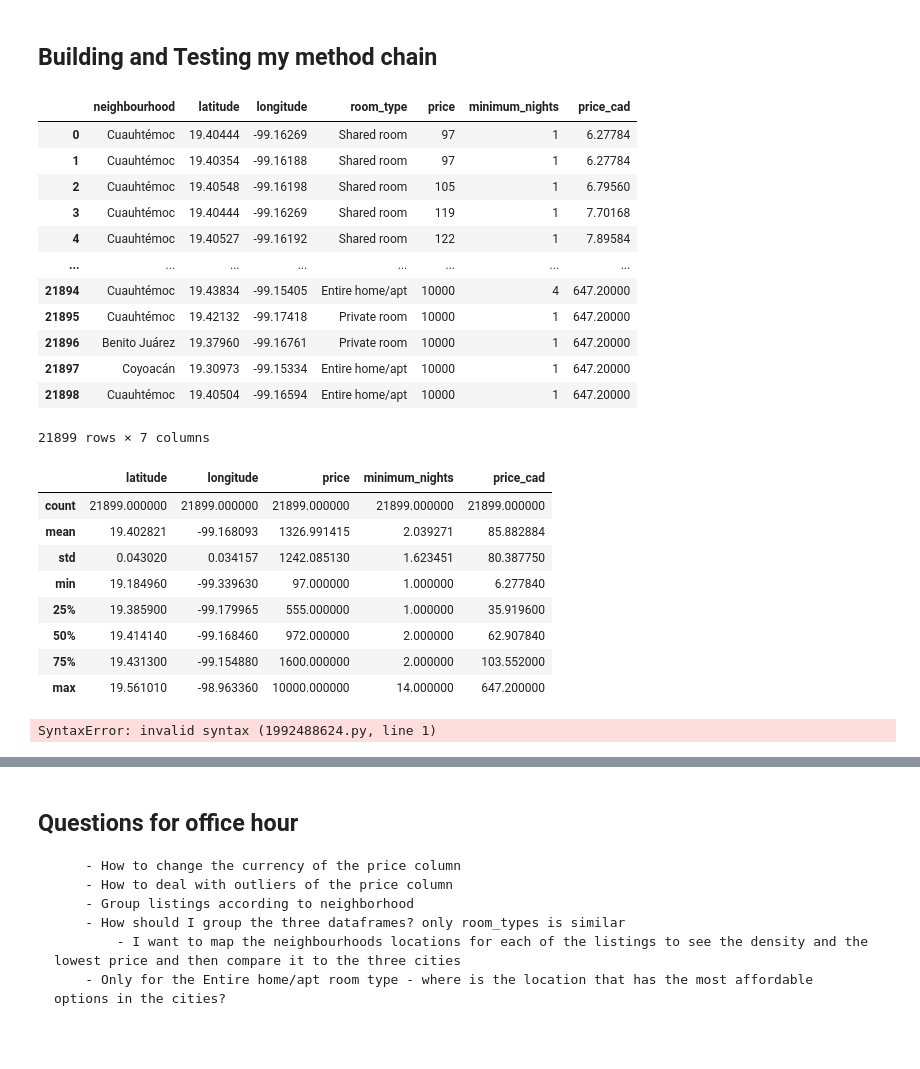
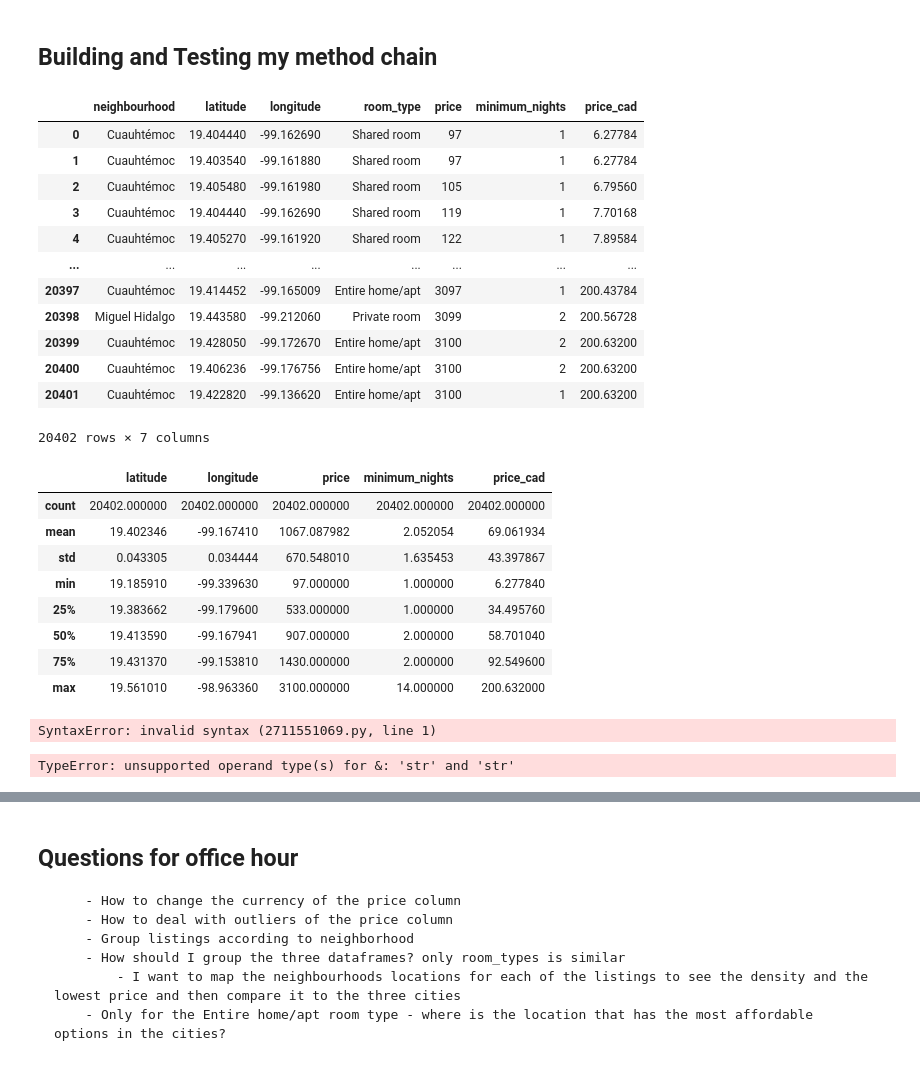
Before and after one commit to ubco-W2022T2-data301/project-group-group21, a Jupyter notebook: analysis/analysis2.ipynb, the cells around one changed output, grey strips where cells are left out. Cells and saved outputs as stored; diff of their text form; code cells hidden in the pictures.

Commit message:
Data Visualizations

```diff
--- a/analysis/analysis2.ipynb
+++ b/analysis/analysis2.ipynb
@@ -287,39 +287,39 @@ clean_data.describe()
 # %%
 # method chaining
 #Drop irrelevant columns, drop minimum nights if >14, Drop price >10,000 and add column with exchange rate, sort by price
 new_df = (
     df.drop(columns = ["id", "name", "host_id", "host_name", "neighbourhood_group","number_of_reviews","last_review", "reviews_per_month","calculated_host_listings_count","number_of_reviews_ltm","license","availability_365"])
-    .drop(df[df['price']>10000].index) .loc[lambda x: x['minimum_nights']<15].loc[lambda x: x['price']>0]
+    .drop(df[df['price']>3100].index) .loc[lambda x: x['minimum_nights']<15].loc[lambda x: x['price']>0]
     .assign(price_cad=lambda x: x['price']*0.06472)).sort_values("price", ascending=True).reset_index(drop=True)
 new_df
 # %% [output]
 |  | neighbourhood | latitude | longitude | room_type | price | minimum_nights | price_cad |
-| 0 | Cuauhtémoc | 19.40444 | -99.16269 | Shared room | 97 | 1 | 6.27784 |
-| 1 | Cuauhtémoc | 19.40354 | -99.16188 | Shared room | 97 | 1 | 6.27784 |
-| 2 | Cuauhtémoc | 19.40548 | -99.16198 | Shared room | 105 | 1 | 6.79560 |
-| 3 | Cuauhtémoc | 19.40444 | -99.16269 | Shared room | 119 | 1 | 7.70168 |
-| 4 | Cuauhtémoc | 19.40527 | -99.16192 | Shared room | 122 | 1 | 7.89584 |
+| 0 | Cuauhtémoc | 19.404440 | -99.162690 | Shared room | 97 | 1 | 6.27784 |
+| 1 | Cuauhtémoc | 19.403540 | -99.161880 | Shared room | 97 | 1 | 6.27784 |
+| 2 | Cuauhtémoc | 19.405480 | -99.161980 | Shared room | 105 | 1 | 6.79560 |
+| 3 | Cuauhtémoc | 19.404440 | -99.162690 | Shared room | 119 | 1 | 7.70168 |
+| 4 | Cuauhtémoc | 19.405270 | -99.161920 | Shared room | 122 | 1 | 7.89584 |
 | ... | ... | ... | ... | ... | ... | ... | ... |
-| 21894 | Cuauhtémoc | 19.43834 | -99.15405 | Entire home/apt | 10000 | 4 | 647.20000 |
-| 21895 | Cuauhtémoc | 19.42132 | -99.17418 | Private room | 10000 | 1 | 647.20000 |
-| 21896 | Benito Juárez | 19.37960 | -99.16761 | Private room | 10000 | 1 | 647.20000 |
-| 21897 | Coyoacán | 19.30973 | -99.15334 | Entire home/apt | 10000 | 1 | 647.20000 |
-| 21898 | Cuauhtémoc | 19.40504 | -99.16594 | Entire home/apt | 10000 | 1 | 647.20000 |
+| 20397 | Cuauhtémoc | 19.414452 | -99.165009 | Entire home/apt | 3097 | 1 | 200.43784 |
+| 20398 | Miguel Hidalgo | 19.443580 | -99.212060 | Private room | 3099 | 2 | 200.56728 |
+| 20399 | Cuauhtémoc | 19.428050 | -99.172670 | Entire home/apt | 3100 | 2 | 200.63200 |
+| 20400 | Cuauhtémoc | 19.406236 | -99.176756 | Entire home/apt | 3100 | 2 | 200.63200 |
+| 20401 | Cuauhtémoc | 19.422820 | -99.136620 | Entire home/apt | 3100 | 1 | 200.63200 |
-21899 rows × 7 columns
+20402 rows × 7 columns
 # %%
 new_df.describe()
 # %% [output]
 |  | latitude | longitude | price | minimum_nights | price_cad |
-| count | 21899.000000 | 21899.000000 | 21899.000000 | 21899.000000 | 21899.000000 |
-| mean | 19.402821 | -99.168093 | 1326.991415 | 2.039271 | 85.882884 |
-| std | 0.043020 | 0.034157 | 1242.085130 | 1.623451 | 80.387750 |
-| min | 19.184960 | -99.339630 | 97.000000 | 1.000000 | 6.277840 |
-| 25% | 19.385900 | -99.179965 | 555.000000 | 1.000000 | 35.919600 |
-| 50% | 19.414140 | -99.168460 | 972.000000 | 2.000000 | 62.907840 |
-| 75% | 19.431300 | -99.154880 | 1600.000000 | 2.000000 | 103.552000 |
-| max | 19.561010 | -98.963360 | 10000.000000 | 14.000000 | 647.200000 |
+| count | 20402.000000 | 20402.000000 | 20402.000000 | 20402.000000 | 20402.000000 |
+| mean | 19.402346 | -99.167410 | 1067.087982 | 2.052054 | 69.061934 |
+| std | 0.043305 | 0.034444 | 670.548010 | 1.635453 | 43.397867 |
+| min | 19.185910 | -99.339630 | 97.000000 | 1.000000 | 6.277840 |
+| 25% | 19.383662 | -99.179600 | 533.000000 | 1.000000 | 34.495760 |
+| 50% | 19.413590 | -99.167941 | 907.000000 | 2.000000 | 58.701040 |
+| 75% | 19.431370 | -99.153810 | 1430.000000 | 2.000000 | 92.549600 |
+| max | 19.561010 | -98.963360 | 3100.000000 | 14.000000 | 200.632000 |
 # %%
-def load_and_process(df):
+def load_and_process('../data/raw/Mexico_listings.csv'):
 
     # Method Chain 1 (Load data and drop uneccessary columns)
 
@@ -336,14 +336,11 @@ def load_and_process(df):
     # Make sure to return the latest dataframe
 
     return df2
+# %% [output]
+SyntaxError: invalid syntax (2711551069.py, line 1)
-# %%
-def load_and_process(data/raw/Mexico_listings.csv)
-
-    # Method Chain 1 (Load data and drop uneccessary columns)
-
-    df1 = (
-          pd.read_csv('../data/raw/Mexico_listings.csv')
-          .drop(columns = ["id", "name", "host_id", "host_name", "neighbourhood_group","number_of_reviews","last_review", "reviews_per_month","calculated_host_listings_count","number_of_reviews_ltm","license","availability_365"]))
-    return df1
-# %% [output]
-SyntaxError: invalid syntax (1992488624.py, line 1)
+# %%
+new_df2 = new_df.loc[lambda x: x['neighbourhood']=="Cuauhtémoc" & "Miguel Hidalgo"]
+
+##How do I keep only two neighbourhoods
+# %% [output]
+TypeError: unsupported operand type(s) for &: 'str' and 'str'
```
Also changed, not shown: parts of 4 cells of this notebook, 1 other file.
